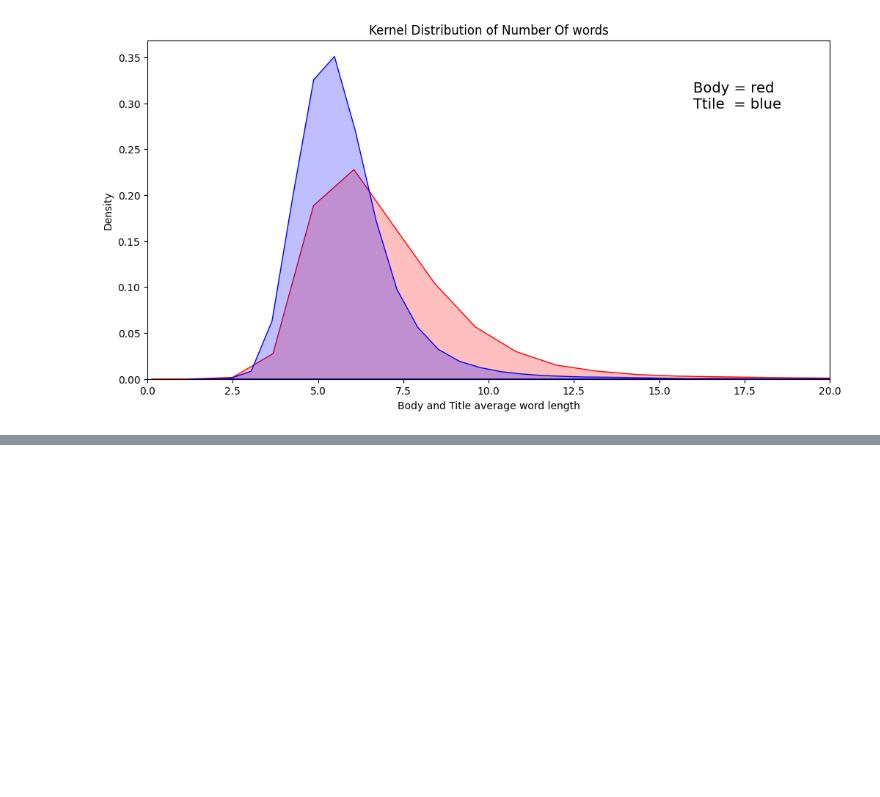
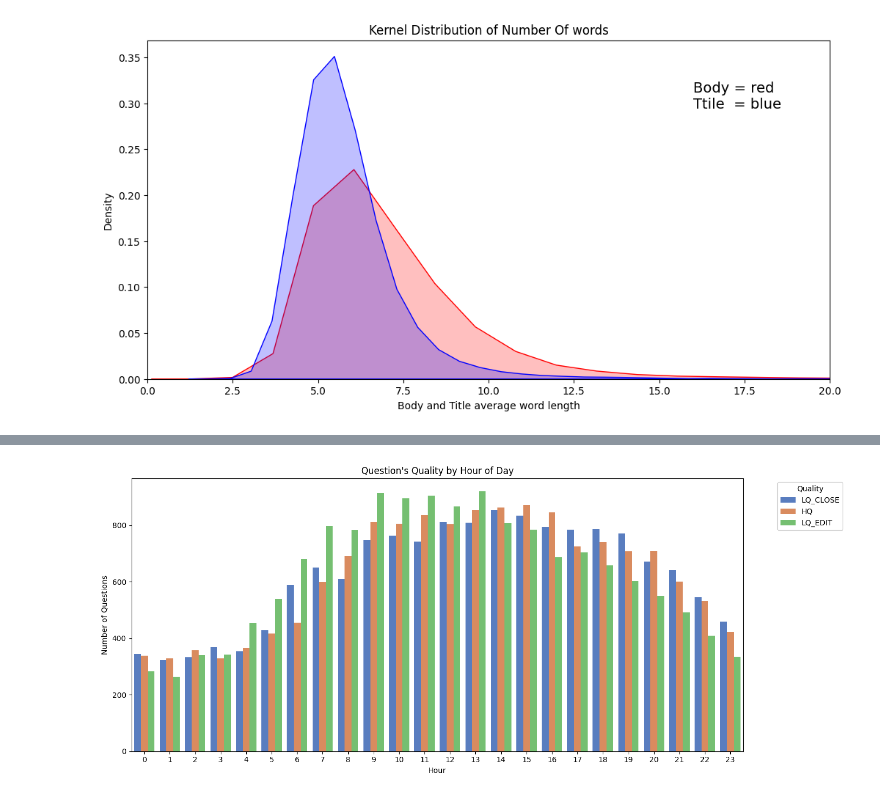
Before and after one commit to MarchingTorpedo/Stackoverflow_question_quality_analysis, a Jupyter notebook: stackoverflow_question_quality_analysis.ipynb, the cells around one changed output, grey strips where cells are left out. Cells and saved outputs as stored; diff of their text form; code cells hidden in the pictures; blank space fills up the shorter version.

```diff
--- a/stackoverflow_question_quality_analysis.ipynb
+++ b/stackoverflow_question_quality_analysis.ipynb
@@ -486,12 +495,16 @@ fig.show()
 # %%
-import plotly.express as px
-
-fig = px.histogram(train,x='Creation_Hour',title='Question\'s Quality in 24 hour',color='Y',nbins=24,barmode = 'group')
-
-fig.update_layout(height = 700)
-fig.update_xaxes(categoryorder='category descending',title='Hour').update_yaxes(title='Number of Questions')
-
-fig.show()
+# Static seaborn countplot for Creation Hour (renders inline)
+plt.figure(figsize=(14,6))
+sns.countplot(x='Creation_Hour', hue='Y', data=train, palette='muted')
+plt.title("Question's Quality by Hour of Day")
+plt.xlabel('Hour')
+plt.ylabel('Number of Questions')
+plt.xticks(rotation=0)
+plt.legend(title='Quality', bbox_to_anchor=(1.05, 1), loc='upper left')
+plt.tight_layout()
+plt.show()
+# %% [output]
+[figure, added]
 # %%
 plt.figure(figsize=(8, 5))
 
```
Also changed, not shown: parts of 21 cells of this notebook.
